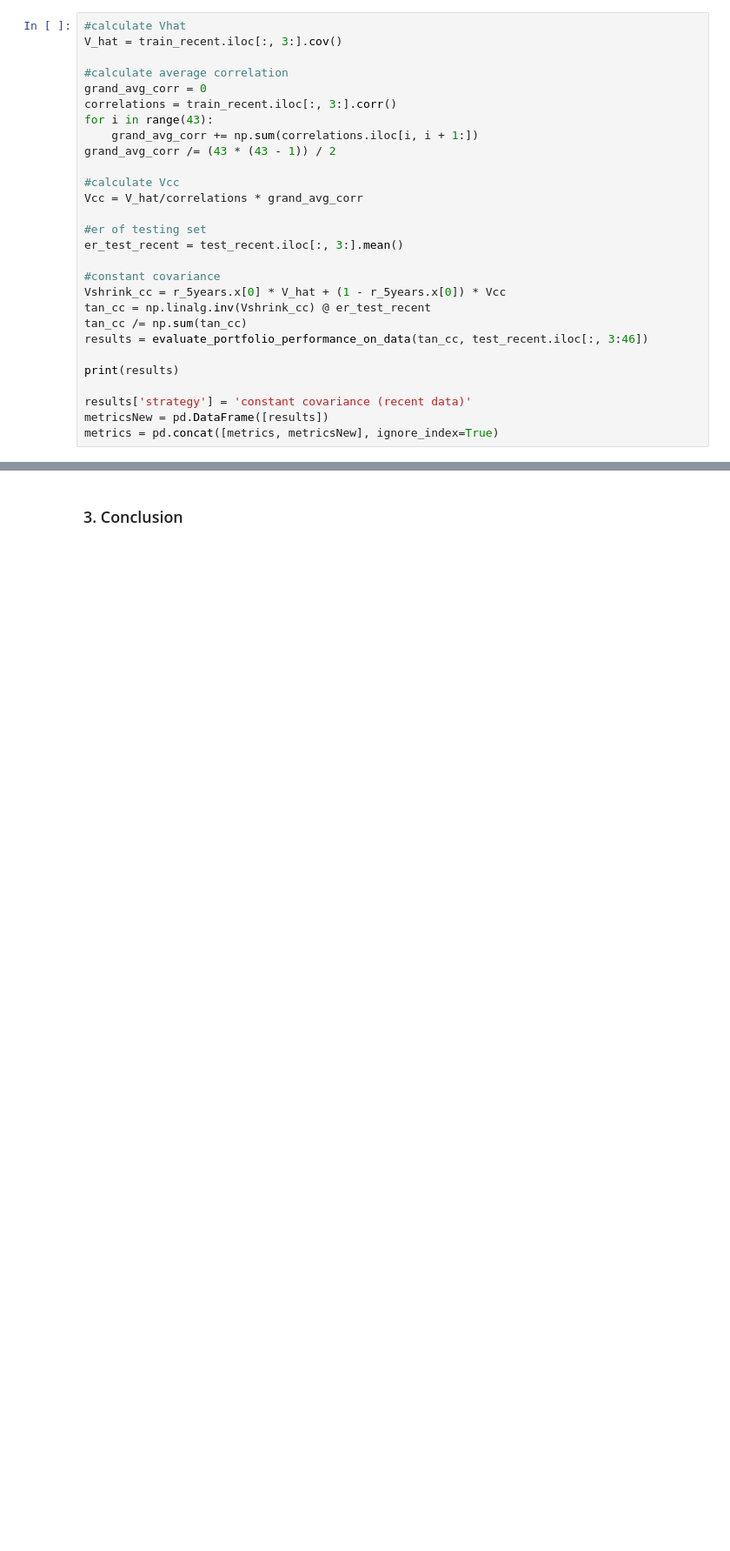
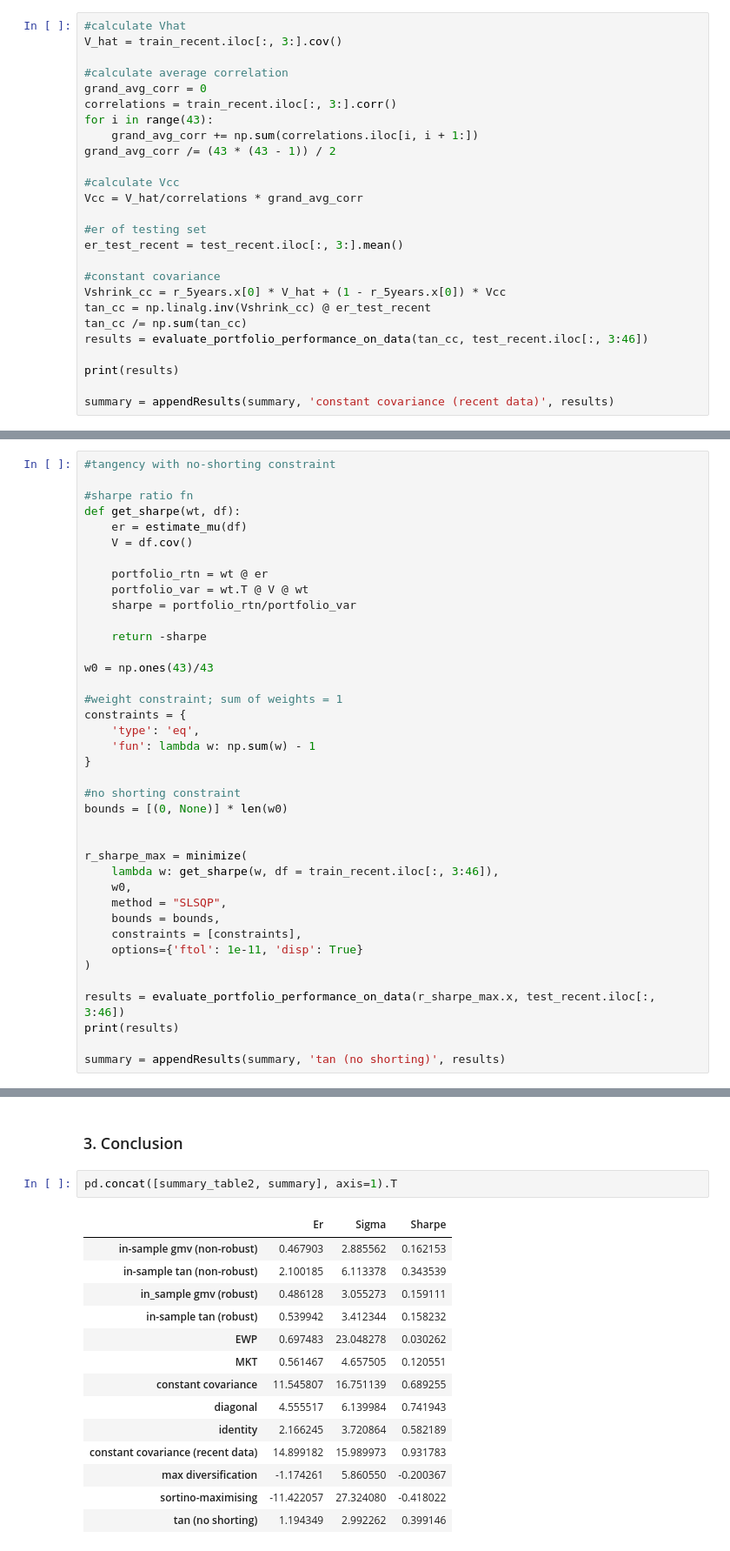
Before and after one commit to legendarycy/DBA3713_G10, a Jupyter notebook: Group Project.ipynb, the cells around one changed output, grey strips where cells are left out. Shown at 87% size. Saved outputs shown, nothing was run; the diff lists cells and outputs as text; blank space fills up the shorter version.

Commit message:
feat: compile all metrics into single table

```diff
--- a/Group Project.ipynb
+++ b/Group Project.ipynb
@@ -864,7 +863,5 @@ results = evaluate_portfolio_performance_on_data(tan_cc, test_recent.iloc[:, 3:4
 
 print(results)
 
-results['strategy'] = 'constant covariance (recent data)'
-metricsNew = pd.DataFrame([results])
-metrics = pd.concat([metrics, metricsNew], ignore_index=True)
+summary = appendResults(summary, 'constant covariance (recent data)', results)
 # %% [output]
@@ -921,0 +941,39 @@ TypeError: sortino_ratio() missing 2 required positional arguments: 'N' and 'rf'
+# %%
+#tangency with no-shorting constraint
+
+#sharpe ratio fn
+def get_sharpe(wt, df):
+    er = estimate_mu(df)
+    V = df.cov()
+
+    portfolio_rtn = wt @ er
+    portfolio_var = wt.T @ V @ wt
+    sharpe = portfolio_rtn/portfolio_var
+
+    return -sharpe
+
+w0 = np.ones(43)/43
+
+#weight constraint; sum of weights = 1
+constraints = {
+    'type': 'eq',
+    'fun': lambda w: np.sum(w) - 1
+}
+
+#no shorting constraint
+bounds = [(0, None)] * len(w0)
+
+
+r_sharpe_max = minimize(
+    lambda w: get_sharpe(w, df = train_recent.iloc[:, 3:46]),
+    w0,
+    method = "SLSQP",
+    bounds = bounds,
+    constraints = [constraints],
+    options={'ftol': 1e-11, 'disp': True}
+)
+
+results = evaluate_portfolio_performance_on_data(r_sharpe_max.x, test_recent.iloc[:, 3:46])
+print(results)
+
+summary = appendResults(summary, 'tan (no shorting)', results)
@@ -922,2 +994,19 @@ TypeError: sortino_ratio() missing 2 required positional arguments: 'N' and 'rf'
 # %% [markdown]
 ### 3. Conclusion
+# %%
+pd.concat([summary_table2, summary], axis=1).T
+# %% [output]
+|  | Er | Sigma | Sharpe |
+| in-sample gmv (non-robust) | 0.467903 | 2.885562 | 0.162153 |
+| in-sample tan (non-robust) | 2.100185 | 6.113378 | 0.343539 |
+| in_sample gmv (robust) | 0.486128 | 3.055273 | 0.159111 |
+| in-sample tan (robust) | 0.539942 | 3.412344 | 0.158232 |
+| EWP | 0.697483 | 23.048278 | 0.030262 |
+| MKT | 0.561467 | 4.657505 | 0.120551 |
+| constant covariance | 11.545807 | 16.751139 | 0.689255 |
+| diagonal | 4.555517 | 6.139984 | 0.741943 |
+| identity | 2.166245 | 3.720864 | 0.582189 |
+| constant covariance (recent data) | 14.899182 | 15.989973 | 0.931783 |
+| max diversification | -1.174261 | 5.860550 | -0.200367 |
+| sortino-maximising | -11.422057 | 27.324080 | -0.418022 |
+| tan (no shorting) | 1.194349 | 2.992262 | 0.399146 |
```
Also changed, not shown: parts of 19 cells of this notebook, 1 other file.
